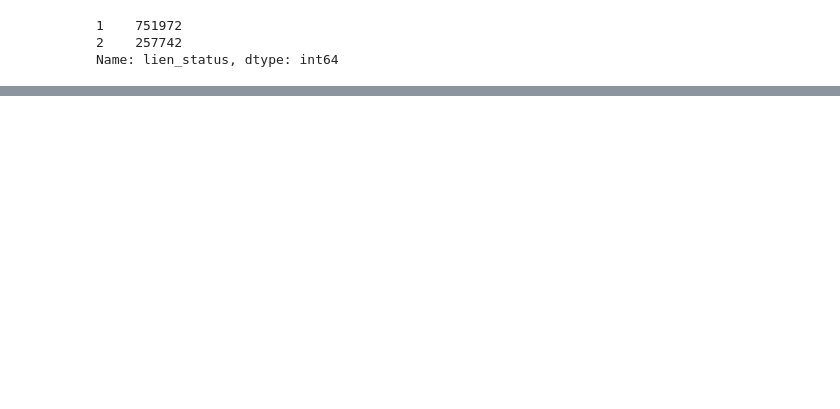
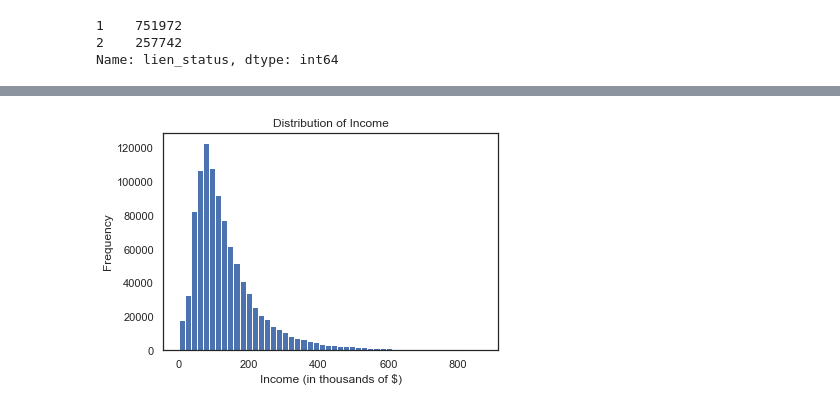
Before and after one commit to xandramichel/Springboard-Capstone-2, a Jupyter notebook: Capstone 2 HMDA.ipynb, the cells around one changed output, grey strips where cells are left out. Drawn from its saved outputs; the diff is of its cells as text; code cells hidden in the pictures; blank space fills up the shorter version.

```diff
--- a/Capstone 2 HMDA.ipynb
+++ b/Capstone 2 HMDA.ipynb
@@ -196,3 +288,0 @@ Name: hoepa_status, dtype: int64
-# %%
-#getting rid of "N/A" status
-df = df.drop(df[df.hoepa_status==3].index)
@@ -221,5 +341,4 @@ df.balloon_payment.value_counts()
 Name: balloon_payment, dtype: int64
 # %%
-#getting rid of balloon payments since not many cases and not common
-df = df.drop(df[df.balloon_payment==1].index)
-df.drop('balloon_payment',axis=1,inplace=True)
+#df = df.drop(df[df.balloon_payment==1].index)
+#df.drop('balloon_payment',axis=1,inplace=True)
@@ -333,4 +432,0 @@ print(df.loan_amount.min(), df.loan_amount.max())
-# %%
-df.drop(df[df.income>1000].index, inplace=True)
-df.drop(df[df.income<=0].index, inplace=True)
-df.drop(df[df.loan_amount>5000000].index, inplace=True)
@@ -344,0 +459,2 @@ plt.show()
+# %%
+df.loc[df['income'] <= 0, 'income']=0
@@ -344,0 +495,8 @@ plt.show()
+# %%
+plt.hist(df.income.nsmallest(n=999900,keep='all'), bins=50)
+plt.xlabel("Income (in thousands of $)")
+plt.ylabel("Frequency")
+plt.title("Distribution of Income")
+plt.show()
+# %% [output]
+[figure, added]
```
Also changed, not shown: parts of 94 cells of this notebook.
